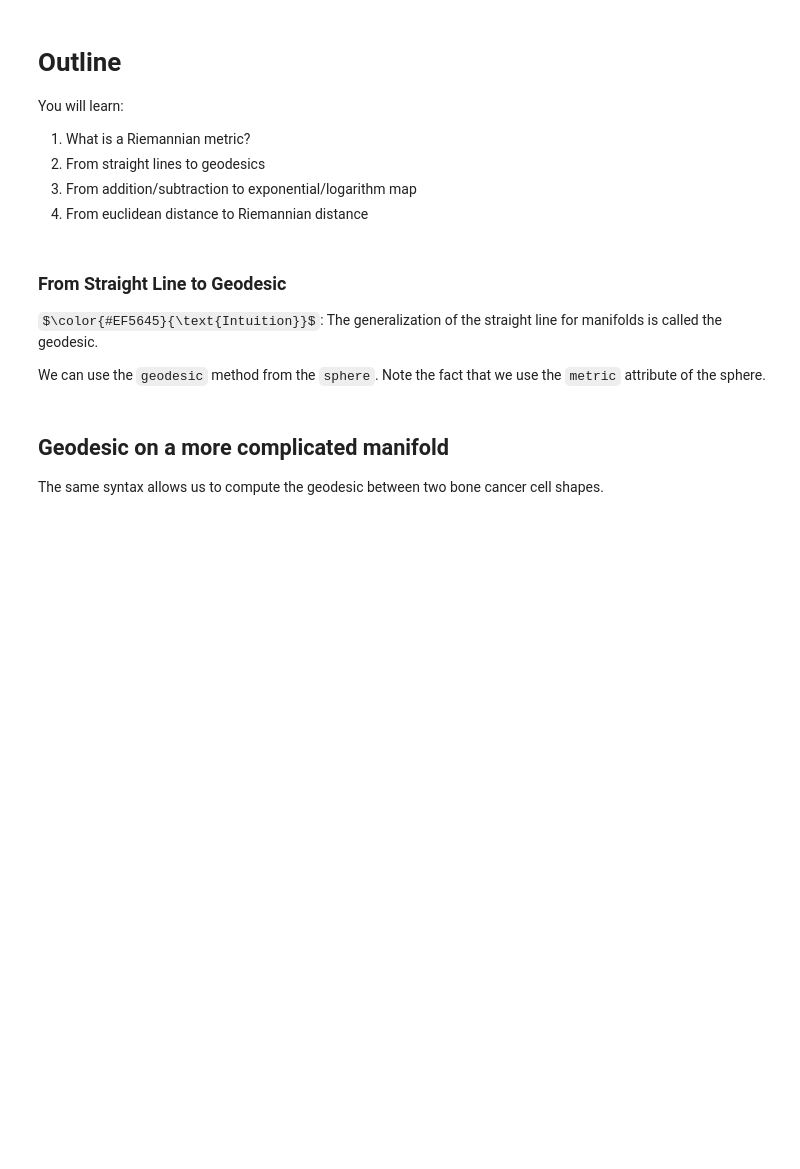
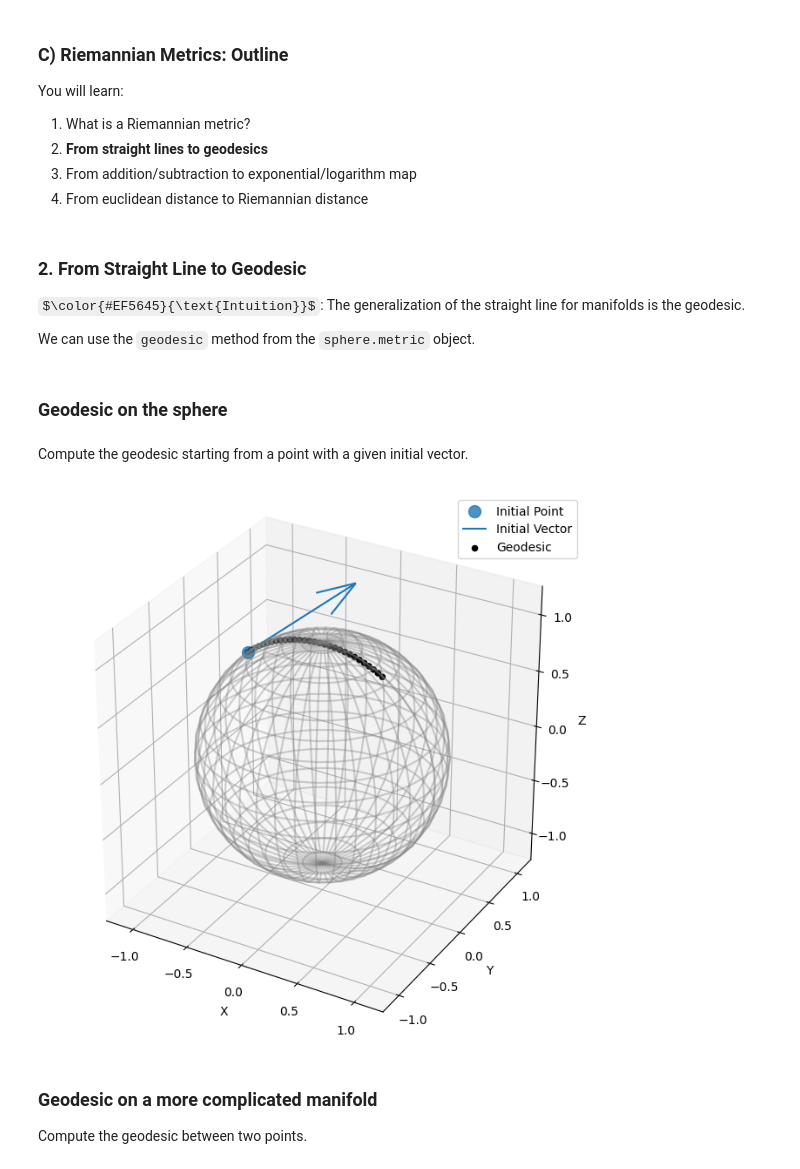
Before and after one commit to geometric-intelligence/ece594n, a Jupyter notebook: lectures/01_c_riemannian_metrics.ipynb, the cells around one changed output. Drawn from its saved outputs; the diff is of its cells as text; code cells hidden in the pictures; some formulas as TeX source; blank space fills up the shorter version.

```diff
--- a/lectures/01_c_riemannian_metrics.ipynb
+++ b/lectures/01_c_riemannian_metrics.ipynb
@@ -96,21 +115,25 @@ $\color{#EF5645}{\text{Remark}}$: Thus, every Riemannian metric gives us all the
 
 <center><img src="figs/01_connection.png" width=700px alt="default"/></center>
 # %% [markdown]
-# Outline
+### C) Riemannian Metrics: Outline
 
 You will learn:
 
 1. What is a Riemannian metric?
-2. From straight lines to geodesics
+2. **From straight lines to geodesics**
 3. From addition/subtraction to exponential/logarithm map
 4. From euclidean distance to Riemannian distance
 # %% [markdown]
-### From Straight Line to Geodesic
+### 2. From Straight Line to Geodesic
 
 
-$\color{#EF5645}{\text{Intuition}}$: The generalization of the straight line for manifolds is called the geodesic.
+$\color{#EF5645}{\text{Intuition}}$: The generalization of the straight line for manifolds is the geodesic.
 
-We can use the `geodesic` method from the `sphere`. Note the fact that we use the `metric` attribute of the sphere.
+We can use the `geodesic` method from the `sphere.metric` object.
+# %% [markdown]
+### Geodesic on the sphere
+# %% [markdown]
+Compute the geodesic starting from a point with a given initial vector.
 # %%
 import numpy as np
 from geomstats.geometry.hypersphere import Hypersphere
@@ -124,17 +147,21 @@ tangent_vector = sphere.to_tangent(vector, base_point=point)
 result = sphere.metric.geodesic(initial_tangent_vec=tangent_vector, initial_point=point)
 points_on_geodesic = result(np.linspace(0.0, 1.0, 30))
 # %%
-fig = plt.figure(figsize=(10, 10)); ax = fig.add_subplot(111, projection="3d")
+import matplotlib.pyplot as plt
+import geomstats.visualization as viz
+fig = plt.figure(figsize=(8, 8)); ax = fig.add_subplot(111, projection="3d")
 
 ax = viz.plot(point, ax=ax, space="S2", s=100, alpha=0.8, label="Initial Point")
 arrow = viz.Arrow3D(point, vector=tangent_vector); arrow.draw(ax, color="C0", label="Initial Vector")
 ax = viz.plot(points_on_geodesic, ax=ax, space="S2", color="black", label="Geodesic")
 
 ax.legend();
+# %% [output]
+[figure, added]
 # %% [markdown]
-## Geodesic on a more complicated manifold
+### Geodesic on a more complicated manifold
 
-The same syntax allows us to compute the geodesic between two bone cancer cell shapes.
+Compute the geodesic between two points.
 # %%
 from geomstats.geometry.discrete_curves import R2, DiscreteCurves, SRVMetric
 import geomstats.datasets.utils as data_utils
```
Also changed, not shown: parts of 35 cells of this notebook, 2 other files.
